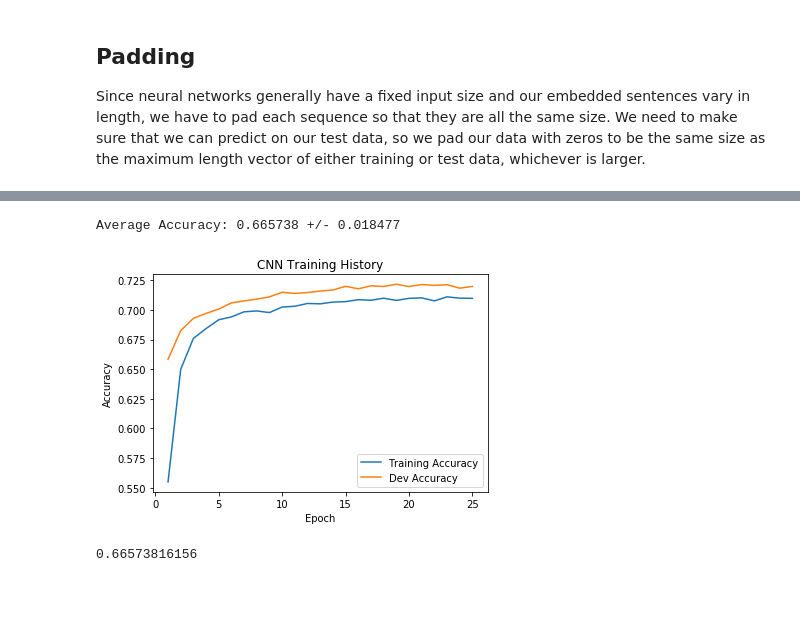
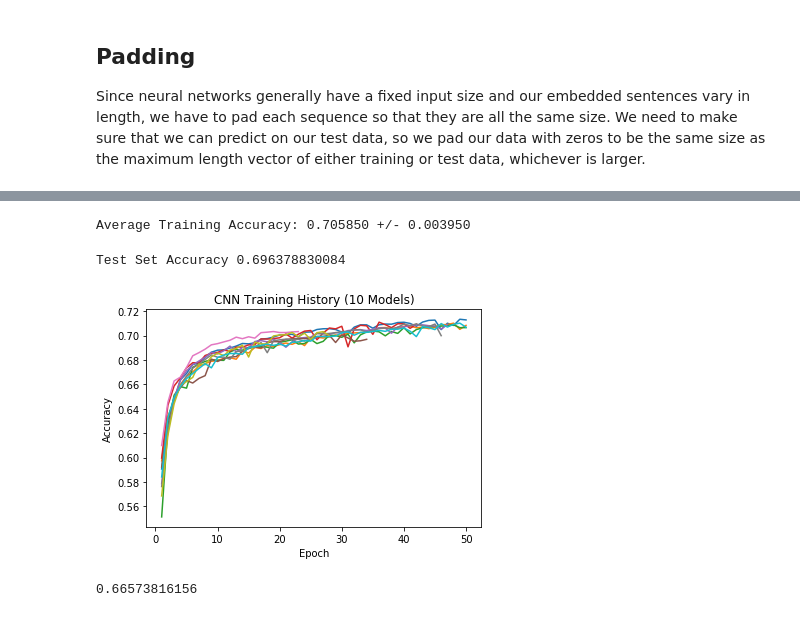
Before and after one commit to jayzou1/tweetsentimentanalysis, a Jupyter notebook: Sent140.ipynb, the cells around one changed output, grey strips where cells are left out. Saved outputs shown, nothing was run; the diff lists cells and outputs as text; code cells hidden in the pictures.

Commit message:
updated with figures and models

```diff
--- a/Sent140.ipynb
+++ b/Sent140.ipynb
@@ -208,7 +228,7 @@ def split_data(data, labels):
     return X_train, X_val, y_train, y_val
 # %%
 batch_size = 10000
-optimizer = optimizers.Adam(lr = 0.02)
+optimizer = optimizers.rmsprop(lr = 0.001)
 epochs = 50
 
 class History(Callback):
@@ -231,14 +251,16 @@ def train_model(layer_func, train_x, val_x, train_y, val_y, epochs):
     model.fit(train_x, train_y, validation_data = (val_x, val_y), shuffle = True, batch_size = batch_size, epochs = epochs, callbacks = [history, earlystop])
     return model, history
 # %%
+from keras import regularizers
+
 def cnn(input_size):
     model = Sequential()
-    model.add(Conv1D(filters = 32, kernel_size = 8,input_shape = (input_size)))
-    model.add(MaxPooling1D(pool_size=4, padding='valid'))
-    model.add(Dropout(0.5))
     model.add(Conv1D(filters = 16, kernel_size = 4,input_shape = (input_size)))
     model.add(MaxPooling1D(pool_size=2, padding='valid'))
-    model.add(Dropout(0.5))
+#     model.add(Dropout(0.5))
+    model.add(Conv1D(filters = 16, kernel_size = 4,input_shape = (input_size)))
+    model.add(MaxPooling1D(pool_size=2, padding='valid'))
+#     model.add(Dropout(0.5))
     model.add(Flatten())
     model.add(Dense(1, activation = "sigmoid"))
     return model
@@ -249,12 +271,15 @@ scores = []
 models = []
 histories = []
 
-for x in xrange(1, 11):
-    X_train, X_val, y_train, y_val, = split_data(padded_train, labels_train)
-    model, history = train_model(lstm, X_train, X_val, y_train, y_val, epochs)
-    score = model.evaluate(padded_test, labels_test)
+folds = StratifiedKFold(n_splits=10, shuffle = True)
+for train_index, test_index in folds.split(padded_train, labels_train):
+    training_X, test_X = padded_train[train_index], padded_train[test_index]
+    training_y, test_y = labels_train[train_index], labels_train[test_index]
+
+    X_train, X_val, y_train, y_val, = split_data(training_X, training_y)
+    model, history = train_model(cnn, X_train, X_val, y_train, y_val, epochs)
+    score = model.evaluate(test_X, test_y)
     models.append(model)
     histories.append(history)
     scores.append(score[1])
-    print "Model Acc:%f" % (score[1])
 # %% [output]
@@ -264,6 +304,6 @@ Epoch 1/50
 avg_acc = np.average(scores)
 avg_std = np.std(scores)
 
-print "Average Accuracy: %f +/- %f" % (avg_acc, avg_std)
+print "Average Training Accuracy: %f +/- %f" % (avg_acc, avg_std)
 # %% [output]
-Average Accuracy: 0.665738 +/- 0.018477
+Average Training Accuracy: 0.705850 +/- 0.003950
@@ -270,23 +322,28 @@ Average Accuracy: 0.665738 +/- 0.018477
+# %%
+print "Test Set Accuracy", accuracy_score(y_pred, labels_test)
+# %% [output]
+Test Set Accuracy 0.696378830084
 # %%
 import matplotlib.pyplot as plt
 
 def plot_history(ys, names, title, ylabel):
     plt.clf()
     for y, name in zip(ys, names):
-        x = np.arange(1, len(y) + 1)
-        plt.plot(x, y, label = name)
-        plt.title(title)
-        plt.ylabel(ylabel)
-        plt.xlabel("Epoch")
-    plt.legend()
+        for points in y:
+            x = np.arange(1, len(points) + 1)
+            plt.plot(x, points, label = name)
+            plt.title(title)
+            plt.ylabel(ylabel)
+            plt.xlabel("Epoch")
     plt.savefig("./figures/"+title+".pdf")
     plt.show()
-# %%
-ys = [cnn_history.train_acc, cnn_history.val_acc]
-
-plot_history(ys, ["Training Accuracy", "Dev Accuracy"], "CNN Training History", "Accuracy")
-# %% [output]
-[figure, removed]
+# %%
+ys = [[history.val_acc] for history in histories]
+names = [["Itereation" + str(i)] for i in xrange(1, 11)]
+
+plot_history(ys, names, "CNN Training History (10 Models)", "Accuracy")
+# %% [output]
+[figure, added]
 # %%
 from sklearn.linear_model import LogisticRegression
 from sklearn.metrics import accuracy_score
```
Also changed, not shown: parts of 10 cells of this notebook, 17 other files.
